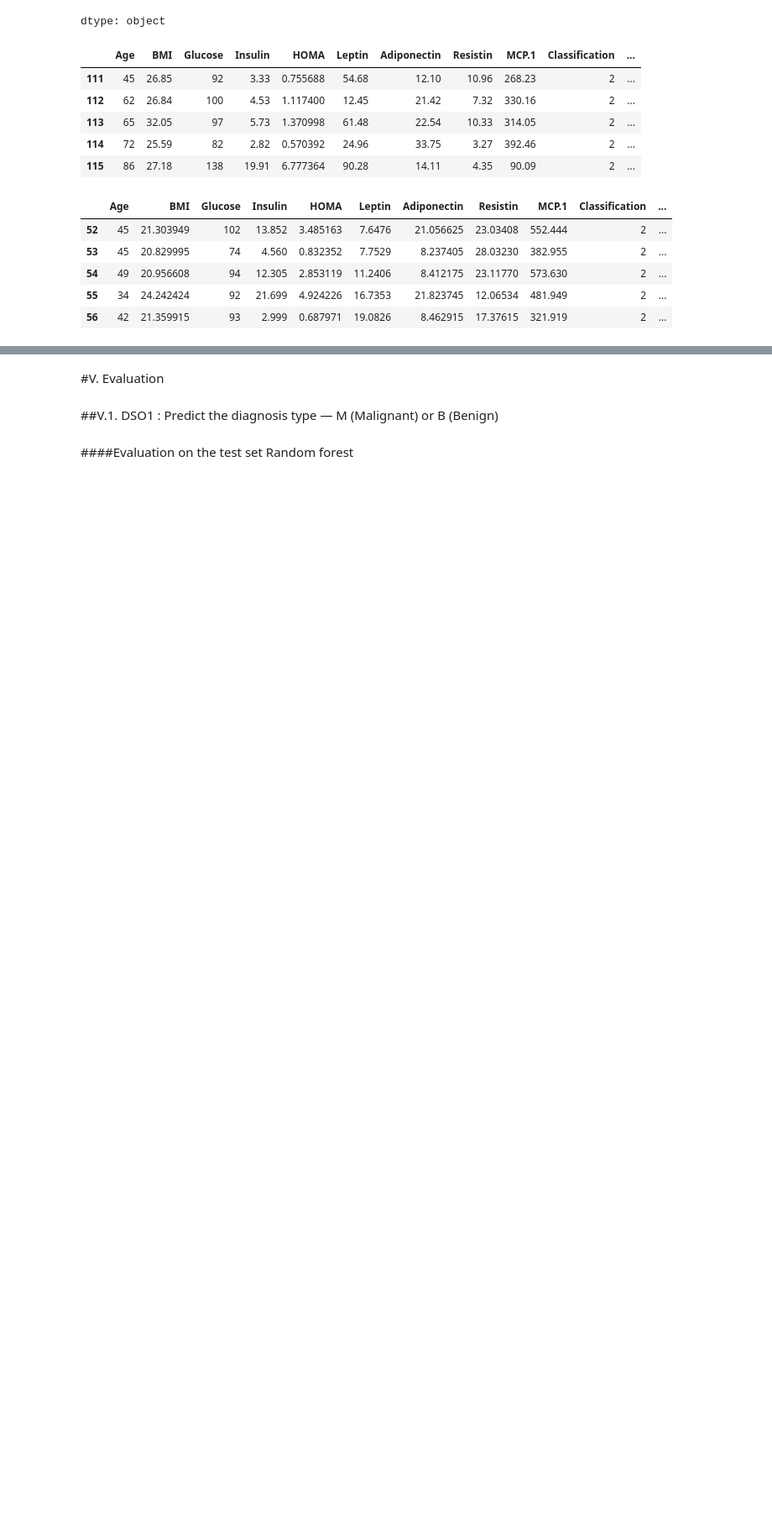
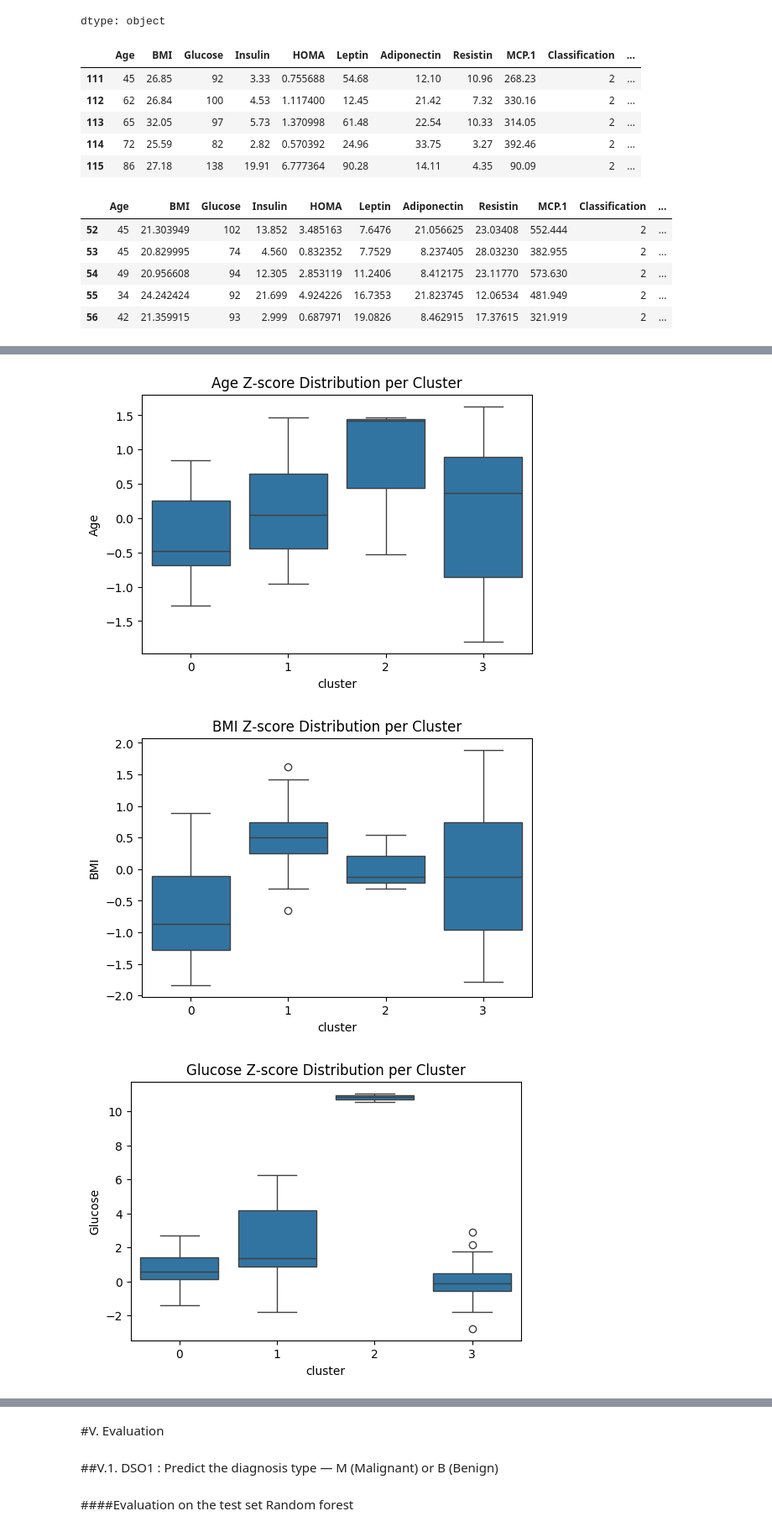
Before and after one commit to eyaguirat10/CoWin-Breast-Cancer-Detection, a Jupyter notebook: Eya_Guirat_Breast_Cancer_Detection.ipynb, the cells around one changed output, grey strips where cells are left out. Shown at 84% size. Drawn from its saved outputs; the diff is of its cells as text; code cells hidden in the pictures; blank space fills up the shorter version.

Commit message:
preparing the data for dso3

```diff
--- a/Eya_Guirat_Breast_Cancer_Detection.ipynb
+++ b/Eya_Guirat_Breast_Cancer_Detection.ipynb
@@ -1610,6 +1610,8 @@ df_complete.loc[df_non_cancer.index, "cluster_final"] = 3
 
 # 4) cast to integer type if there is no NaN left
 df_complete["cluster_final"] = df_complete["cluster_final"].astype("int64")
+
+df_complete.drop(columns=["Classification"], inplace=True)
 # %%
 df_complete.columns
 # %% [output]
@@ -1650,3 +1652,7 @@ df_cancer.head()
 | 54 | 49 | 20.956608 | 94 | 12.305 | 2.853119 | 11.2406 | 8.412175 | 23.11770 | 573.630 | 2 | ... |
 | 55 | 34 | 24.242424 | 92 | 21.699 | 4.924226 | 16.7353 | 21.823745 | 12.06534 | 481.949 | 2 | ... |
 | 56 | 42 | 21.359915 | 93 | 2.999 | 0.687971 | 19.0826 | 8.462915 | 17.37615 | 321.919 | 2 | ... |
+# %%
+features = [col for col in df_complete.columns if col != "cluster_final"]
+df_cancer_rec = df_complete[df_complete["cluster_final"].isin([0, 1, 2])].copy()
+df_non_cancer_rec = df_complete[df_complete["cluster_final"] == 3].copy()
@@ -1652,0 +1668,5 @@ df_cancer.head()
+# %%
+baseline_stats = df_non_cancer_rec[features].describe().T
+baseline_stats = baseline_stats[['mean', 'std', 'min', 'max']]
+baseline_stats['5th_percentile'] =  df_non_cancer_rec[features].quantile(0.05)
+baseline_stats['95th_percentile'] = df_non_cancer_rec[features].quantile(0.95)
@@ -1652,0 +1712,36 @@ df_cancer.head()
+# %%
+def calculate_z_scores(df, baseline):
+    z_scores = pd.DataFrame(index=df.index, columns=features)
+
+    for feature in features:
+        mean = baseline.loc[feature, 'mean']
+        std = baseline.loc[feature, 'std']
+        z_scores[feature] = (df[feature] - mean) / std
+
+    return z_scores
+
+z_scores_all = calculate_z_scores(df_complete, baseline_stats)
+# %%
+import matplotlib.pyplot as plt
+import seaborn as sns
+
+
+# Put all your 9 biomarkers in a list
+features = ["Age","BMI","Glucose","Insulin","HOMA","Leptin",
+            "Adiponectin","Resistin","MCP.1"]
+
+
+df_z_with_cluster = z_scores_all.copy()
+df_z_with_cluster["cluster"] = df_complete["cluster_final"]
+
+
+# One boxplot per feature
+for feature in features:
+    plt.figure(figsize=(6,4))
+    sns.boxplot(data=df_z_with_cluster, x="cluster", y=feature)
+    plt.title(f"{feature} Z‑score Distribution per Cluster")
+    plt.show()
+# %% [output]
+[figure, added]
+[figure, added]
+[figure, added]
```
Also changed, not shown: parts of 18 cells of this notebook.
